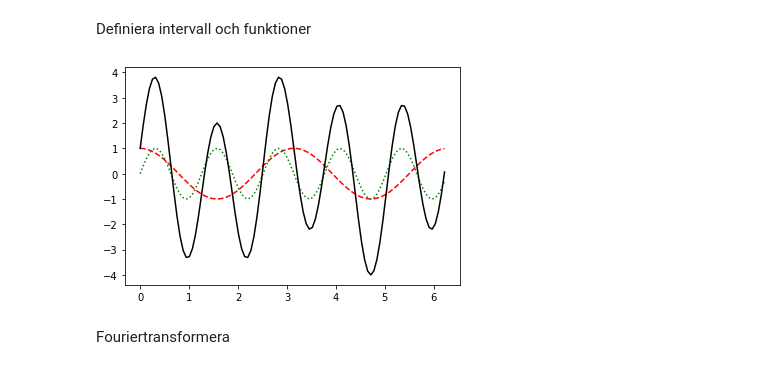
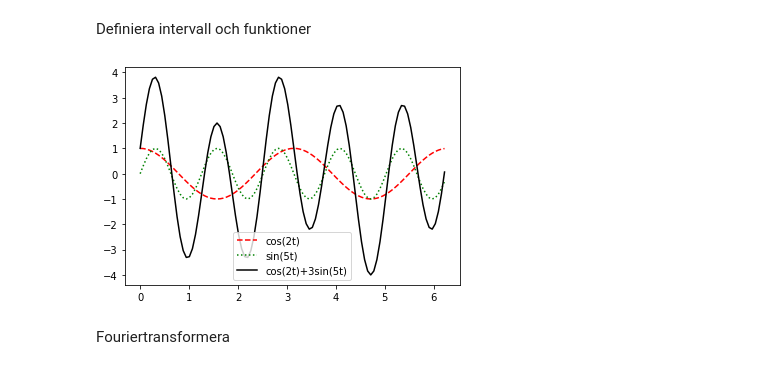
Before and after one commit to anbergman/expmetII, a Jupyter notebook: Notebooks/FFT/FFT_introduktion.ipynb, the cells around one changed output. Cells and saved outputs as stored; diff of their text form; code cells hidden in the pictures.

```diff
--- a/Notebooks/FFT/FFT_introduktion.ipynb
+++ b/Notebooks/FFT/FFT_introduktion.ipynb
@@ -27,12 +27,13 @@ cf=np.cos(c_fac*t);
 f=1*cf+3*sf;
 # %%
 plt.figure()
-plt.plot(t,cf,'r--')
-plt.plot(t,sf,'g:')
-plt.plot(t,f,'k')
+plt.plot(t,cf,'r--',label='cos(2t)')
+plt.plot(t,sf,'g:',label='sin(5t)')
+plt.plot(t,f,'k',label='cos(2t)+3sin(5t)')
+plt.legend()
 plt.show()
 # %% [output]
-[figure, old version]
+[figure, new version]
 # %% [markdown]
 Fouriertransformera
 # %%
```
Also changed, not shown: parts of 15 cells of this notebook, 1 other file.
